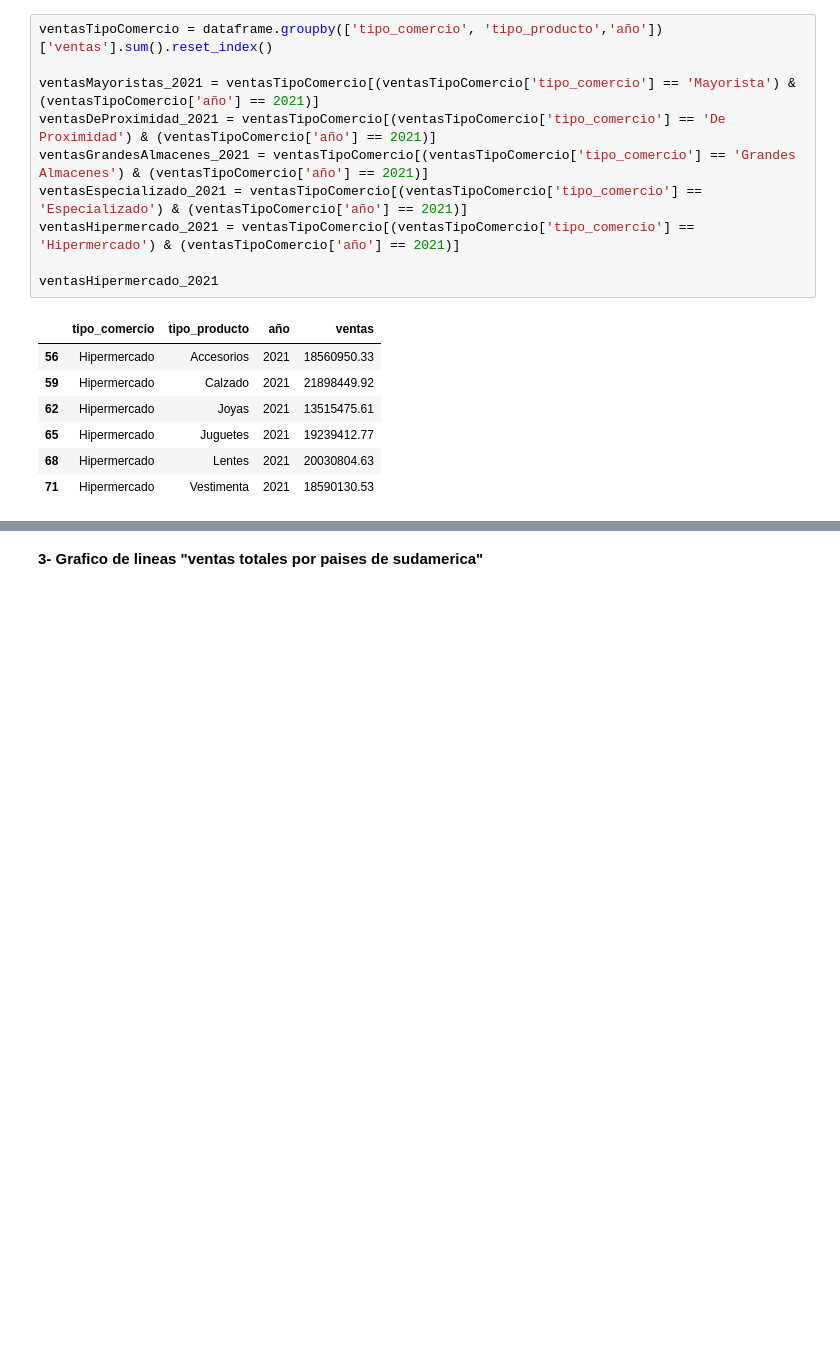
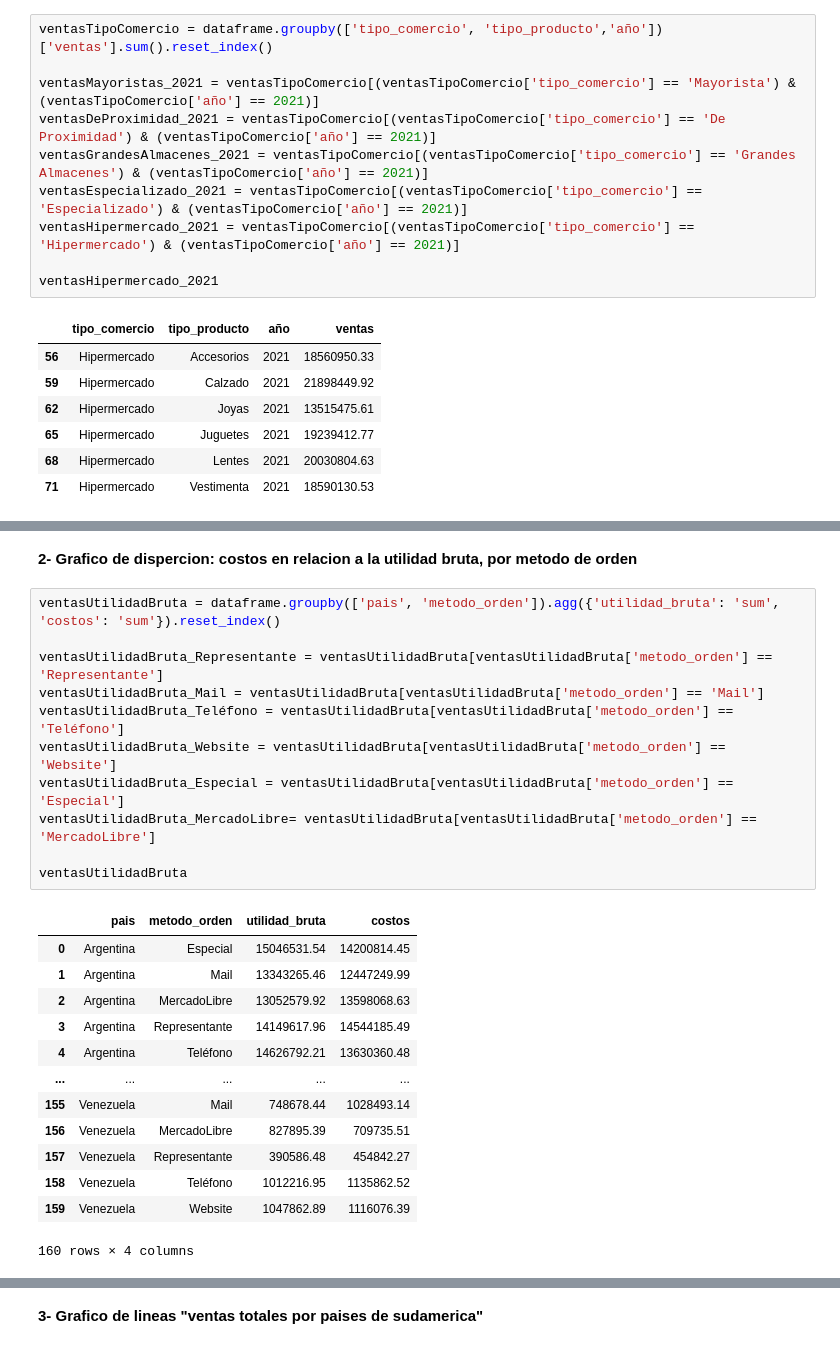
Before and after one commit to manuelpalomeque/ISPC--An-lisisDeDatos--DataBring, a Jupyter notebook: Proyecto Integrador - Analista de Datos - ISPC-Palomeque.ipynb, the cells around one changed output, grey strips where cells are left out. Saved outputs shown, nothing was run; the diff lists cells and outputs as text; blank space fills up the shorter version.

```diff
--- a/Proyecto Integrador - Analista de Datos - ISPC-Palomeque.ipynb
+++ b/Proyecto Integrador - Analista de Datos - ISPC-Palomeque.ipynb
@@ -719,0 +720,27 @@ plt.show()
+# %% [markdown]
+**2- Grafico de dispercion: costos en relacion a la utilidad bruta, por metodo de orden**
+# %%
+ventasUtilidadBruta = dataframe.groupby(['pais', 'metodo_orden']).agg({'utilidad_bruta': 'sum', 'costos': 'sum'}).reset_index()
+
+ventasUtilidadBruta_Representante = ventasUtilidadBruta[ventasUtilidadBruta['metodo_orden'] == 'Representante']
+ventasUtilidadBruta_Mail = ventasUtilidadBruta[ventasUtilidadBruta['metodo_orden'] == 'Mail']
+ventasUtilidadBruta_Teléfono = ventasUtilidadBruta[ventasUtilidadBruta['metodo_orden'] == 'Teléfono']
+ventasUtilidadBruta_Website = ventasUtilidadBruta[ventasUtilidadBruta['metodo_orden'] == 'Website']
+ventasUtilidadBruta_Especial = ventasUtilidadBruta[ventasUtilidadBruta['metodo_orden'] == 'Especial']
+ventasUtilidadBruta_MercadoLibre= ventasUtilidadBruta[ventasUtilidadBruta['metodo_orden'] == 'MercadoLibre']
+
+ventasUtilidadBruta
+# %% [output]
+|  | pais | metodo_orden | utilidad_bruta | costos |
+| 0 | Argentina | Especial | 15046531.54 | 14200814.45 |
+| 1 | Argentina | Mail | 13343265.46 | 12447249.99 |
+| 2 | Argentina | MercadoLibre | 13052579.92 | 13598068.63 |
+| 3 | Argentina | Representante | 14149617.96 | 14544185.49 |
+| 4 | Argentina | Teléfono | 14626792.21 | 13630360.48 |
+| ... | ... | ... | ... | ... |
+| 155 | Venezuela | Mail | 748678.44 | 1028493.14 |
+| 156 | Venezuela | MercadoLibre | 827895.39 | 709735.51 |
+| 157 | Venezuela | Representante | 390586.48 | 454842.27 |
+| 158 | Venezuela | Teléfono | 1012216.95 | 1135862.52 |
+| 159 | Venezuela | Website | 1047862.89 | 1116076.39 |
+160 rows × 4 columns
```
Also changed, not shown: parts of 3 cells of this notebook.
